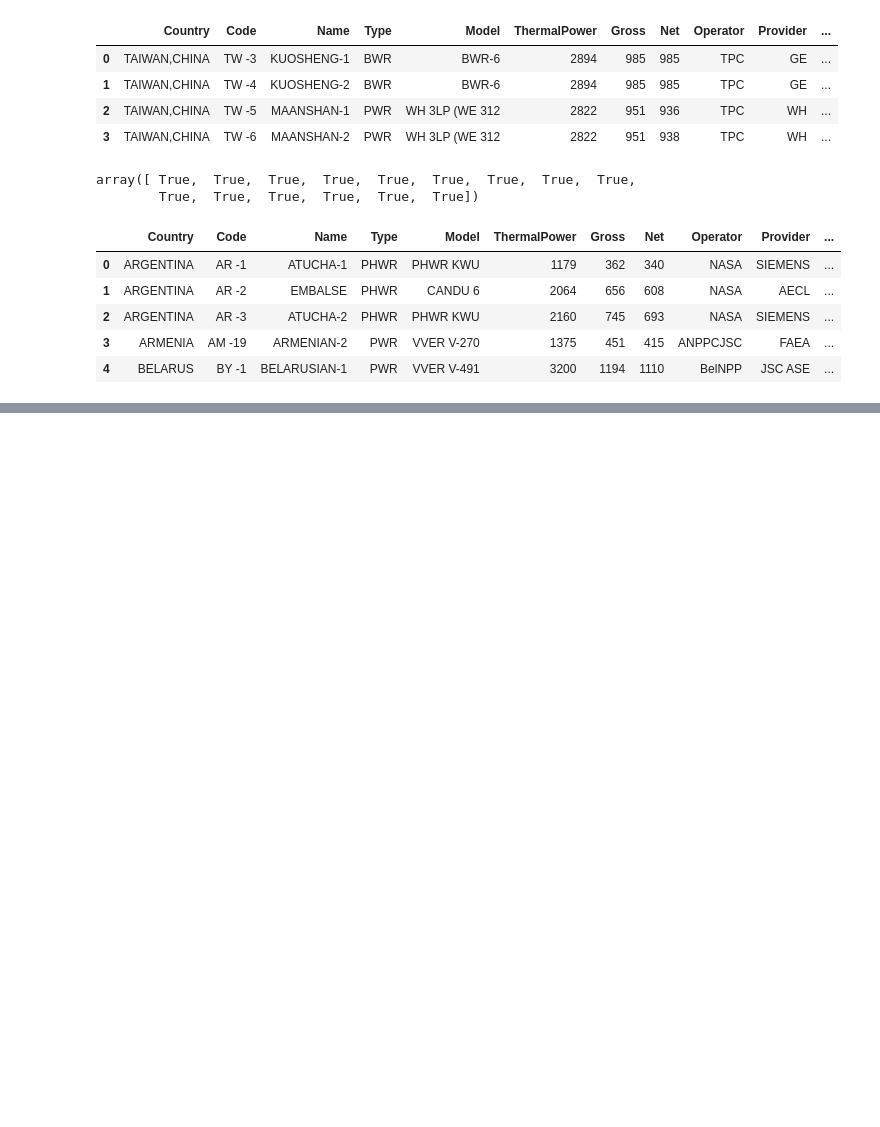
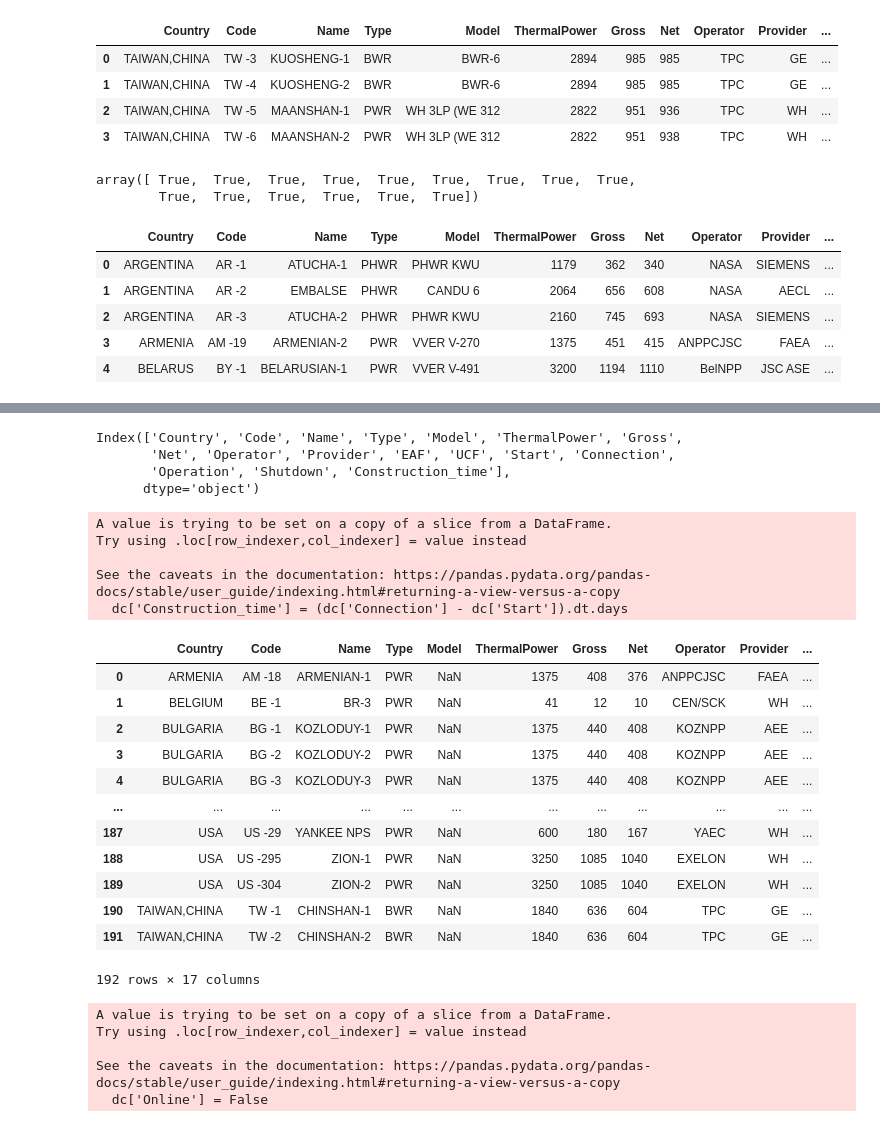
Before and after one commit to guimarais/iaea_reactors, a Jupyter notebook: 00-DatasetCleaning-Fit.ipynb, the cells around one changed output, grey strips where cells are left out. Cells and saved outputs as stored; diff of their text form; code cells hidden in the pictures; blank space fills up the shorter version.

Commit message:
Added shutdown reactors

```diff
--- a/00-DatasetCleaning-Fit.ipynb
+++ b/00-DatasetCleaning-Fit.ipynb
@@ -205,0 +256,2 @@ plt.plot(xnet, netfit, color='r', zorder=-1)
+# %%
+dc.drop(columns=['St', 'Co','Op', 'De', 'Start_year', 'Start_month', 'Operation_year', 'Operation_month'], inplace=True)
@@ -205,0 +267,46 @@ plt.plot(xnet, netfit, color='r', zorder=-1)
+# %%
+dc['Model'] = np.nan
+dc['EAF'] = np.nan
+dc['UCF'] = np.nan
+# %%
+dr.columns
+# %% [output]
+Index(['Country', 'Code', 'Name', 'Type', 'Model', 'ThermalPower', 'Gross',
+       'Net', 'Operator', 'Provider', 'EAF', 'UCF', 'Start', 'Connection',
+       'Operation', 'Shutdown', 'Construction_time'],
+      dtype='object')
+# %%
+dc = dc[['Country', 'Code', 'Name', 'Type', 'Model', 'ThermalPower', 'Gross','Net', 'Operator', 'Provider', 'EAF', 'UCF', 'Start', 'Connection','Operation', 'Shutdown']]
+# %%
+dc['Construction_time'] = (dc['Connection'] - dc['Start']).dt.days
+# %% [output]
+A value is trying to be set on a copy of a slice from a DataFrame.
+Try using .loc[row_indexer,col_indexer] = value instead
+
+See the caveats in the documentation: https://pandas.pydata.org/pandas-docs/stable/user_guide/indexing.html#returning-a-view-versus-a-copy
+  dc['Construction_time'] = (dc['Connection'] - dc['Start']).dt.days
+# %%
+dc
+# %% [output]
+|  | Country | Code | Name | Type | Model | ThermalPower | Gross | Net | Operator | Provider | ... |
+| 0 | ARMENIA | AM -18 | ARMENIAN-1 | PWR | NaN | 1375 | 408 | 376 | ANPPCJSC | FAEA | ... |
+| 1 | BELGIUM | BE -1 | BR-3 | PWR | NaN | 41 | 12 | 10 | CEN/SCK | WH | ... |
+| 2 | BULGARIA | BG -1 | KOZLODUY-1 | PWR | NaN | 1375 | 440 | 408 | KOZNPP | AEE | ... |
+| 3 | BULGARIA | BG -2 | KOZLODUY-2 | PWR | NaN | 1375 | 440 | 408 | KOZNPP | AEE | ... |
+| 4 | BULGARIA | BG -3 | KOZLODUY-3 | PWR | NaN | 1375 | 440 | 408 | KOZNPP | AEE | ... |
+| ... | ... | ... | ... | ... | ... | ... | ... | ... | ... | ... | ... |
+| 187 | USA | US -29 | YANKEE NPS | PWR | NaN | 600 | 180 | 167 | YAEC | WH | ... |
+| 188 | USA | US -295 | ZION-1 | PWR | NaN | 3250 | 1085 | 1040 | EXELON | WH | ... |
+| 189 | USA | US -304 | ZION-2 | PWR | NaN | 3250 | 1085 | 1040 | EXELON | WH | ... |
+| 190 | TAIWAN,CHINA | TW -1 | CHINSHAN-1 | BWR | NaN | 1840 | 636 | 604 | TPC | GE | ... |
+| 191 | TAIWAN,CHINA | TW -2 | CHINSHAN-2 | BWR | NaN | 1840 | 636 | 604 | TPC | GE | ... |
+192 rows × 17 columns
+# %%
+dr['Online'] = True
+dc['Online'] = False
+# %% [output]
+A value is trying to be set on a copy of a slice from a DataFrame.
+Try using .loc[row_indexer,col_indexer] = value instead
+
+See the caveats in the documentation: https://pandas.pydata.org/pandas-docs/stable/user_guide/indexing.html#returning-a-view-versus-a-copy
+  dc['Online'] = False
```
Also changed, not shown: parts of 28 cells of this notebook, 3 other files.
